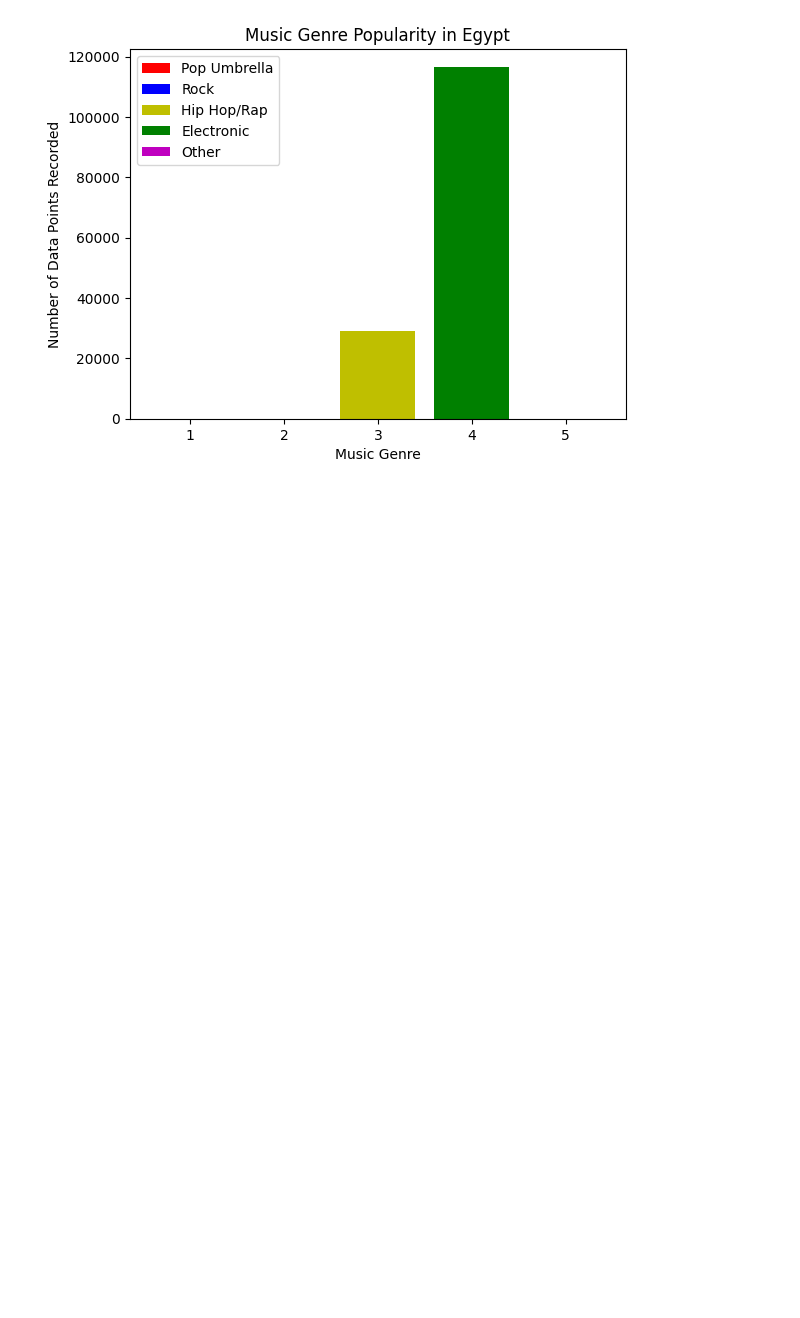
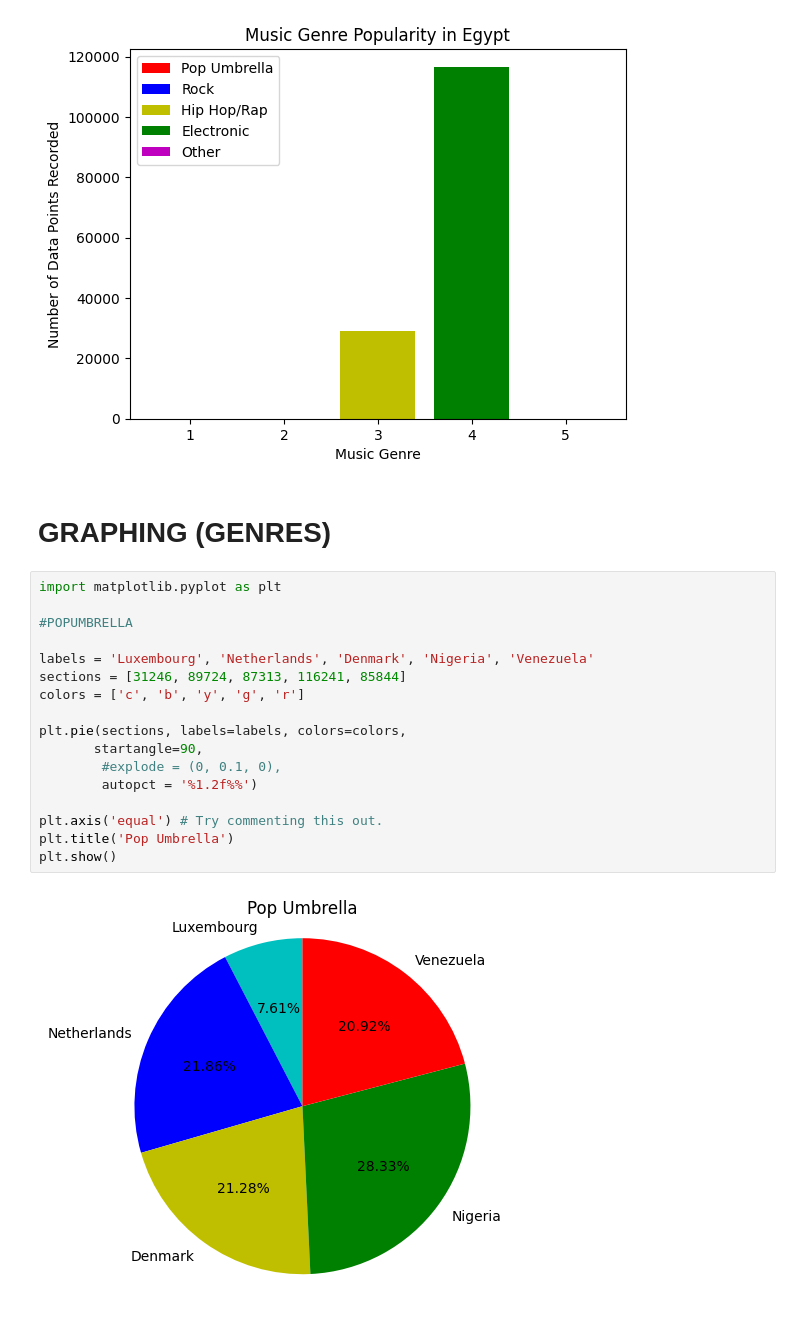
Before and after one commit to datasamp/Data-Science-Music-Genres-QoL, a Jupyter notebook: london.ipynb, the cells around one changed output. Cells and saved outputs as stored; diff of their text form; blank space fills up the shorter version.

```diff
--- a/london.ipynb
+++ b/london.ipynb
@@ -635,3 +635,24 @@ plt.legend()
 plt.show()
 # %% [output]
 [figure]
+# %% [markdown]
+# GRAPHING (GENRES)
+# %%
+import matplotlib.pyplot as plt
+
+#POPUMBRELLA
+
+labels = 'Luxembourg', 'Netherlands', 'Denmark', 'Nigeria', 'Venezuela'
+sections = [31246, 89724, 87313, 116241, 85844]
+colors = ['c', 'b', 'y', 'g', 'r']
+
+plt.pie(sections, labels=labels, colors=colors,
+       startangle=90,
+        #explode = (0, 0.1, 0),
+        autopct = '%1.2f%%')
+
+plt.axis('equal') # Try commenting this out.
+plt.title('Pop Umbrella')
+plt.show()
+# %% [output]
+[figure, added]
```
Also changed, not shown: parts of 7 cells of this notebook.
